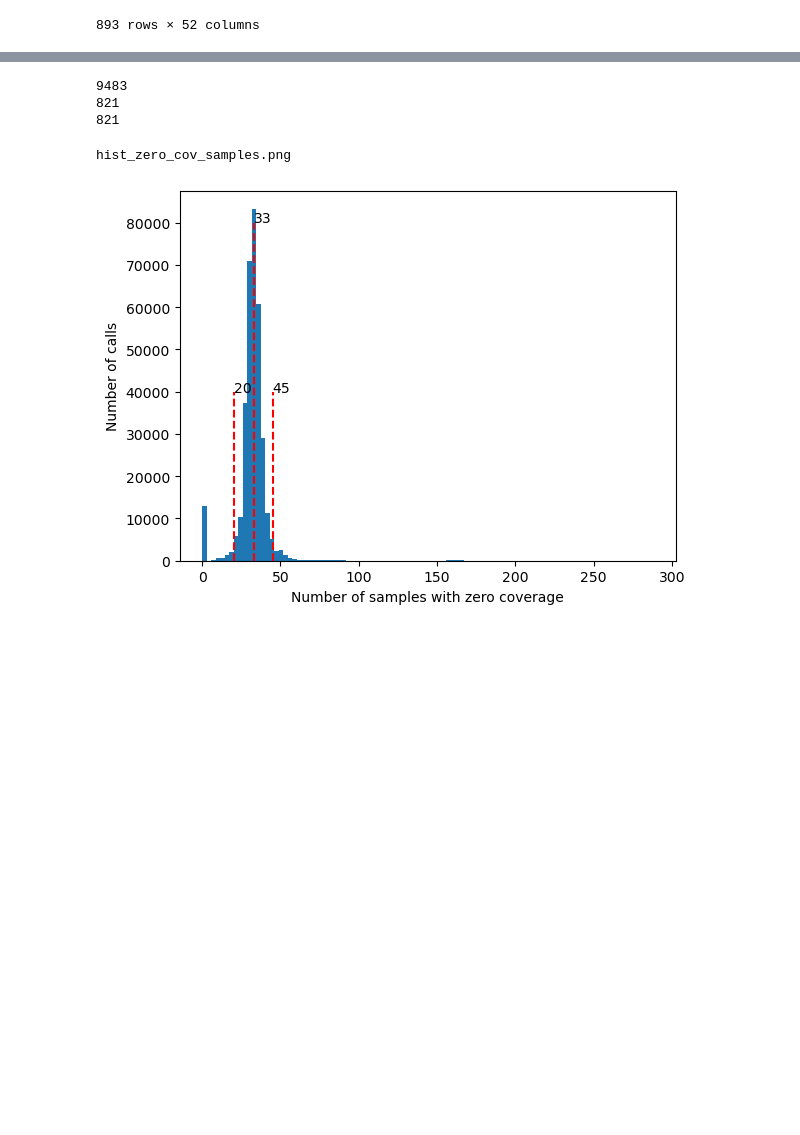
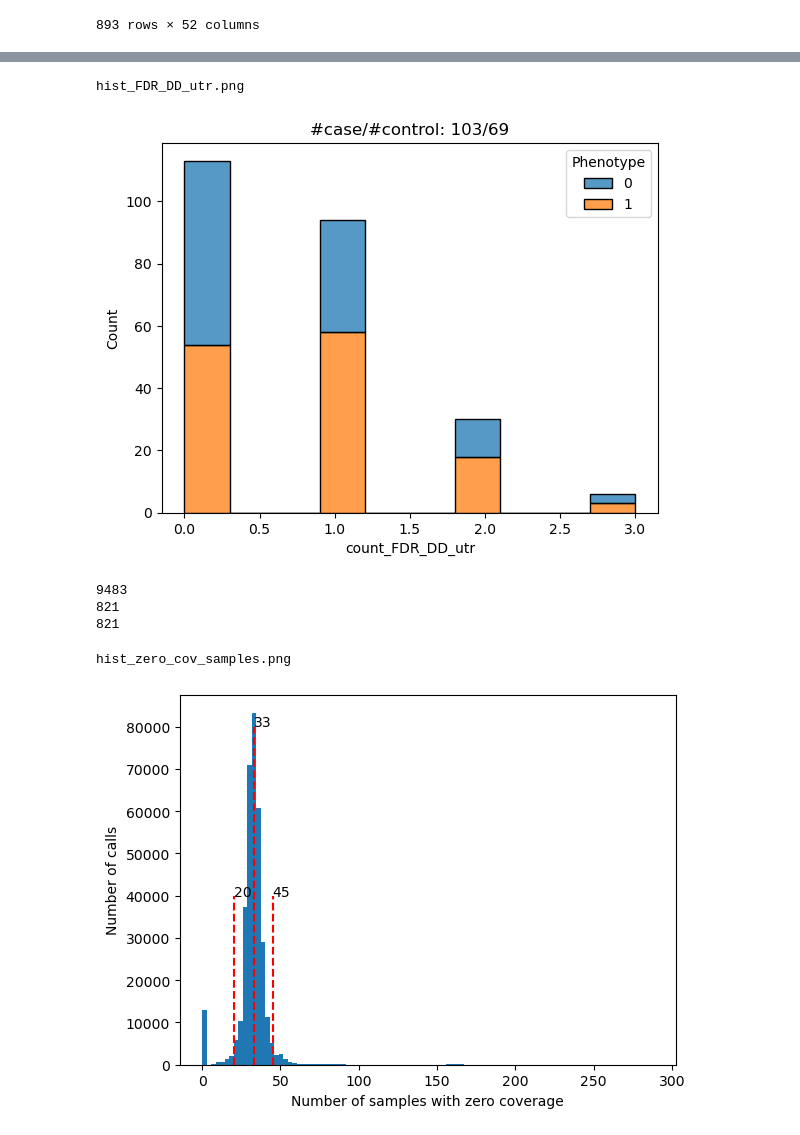
Before and after one commit to mldmort/SV_process, a Jupyter notebook: notebook_svs.ipynb, the cells around one changed output, grey strips where cells are left out. Saved outputs shown, nothing was run; the diff lists cells and outputs as text; code cells hidden in the pictures; blank space fills up the shorter version.

```diff
--- a/notebook_svs.ipynb
+++ b/notebook_svs.ipynb
@@ -842,3 +1243,23 @@ display(covariates)
+# %%
+import seaborn as sb
+
+ft = 'FDR_DD_utr'
+df_main_copy = pd.DataFrame(df_main)
+#df_main_copy[f'has_{ft}_var'] = df_main_copy[f'count_{ft}'] > 0
+num_case = df_main_copy.loc[df_main_copy.Phenotype==1,f'count_{ft}'].sum()
+num_control = df_main_copy.loc[df_main_copy.Phenotype==0,f'count_{ft}'].sum()
+
+plt.figure()
+#sb.scatterplot(data=df_main_copy, x='PC3', y='PC8', hue=f'has_{ft}_var')
+sb.histplot(data=df_main_copy, x=f'count_{ft}', hue='Phenotype', multiple="stack")
+plt.title(f'#case/#control: {num_case}/{num_control}')
+fig_name = f'hist_{ft}.png'
+print(fig_name)
+plt.savefig(fig_name, bbox_inches='tight')
+plt.show()
+# %% [output]
+hist_FDR_DD_utr.png
+[figure, added]
 # %%
 print(df.loc[df.SVTYPE.isin(['INS', 'DEL'])]['LOF'].sum())
 print(df.loc[df.SVTYPE.isin(['DUP', 'INV'])]['LOF'].sum())
```
Also changed, not shown: parts of 32 cells of this notebook, 5 other files.
